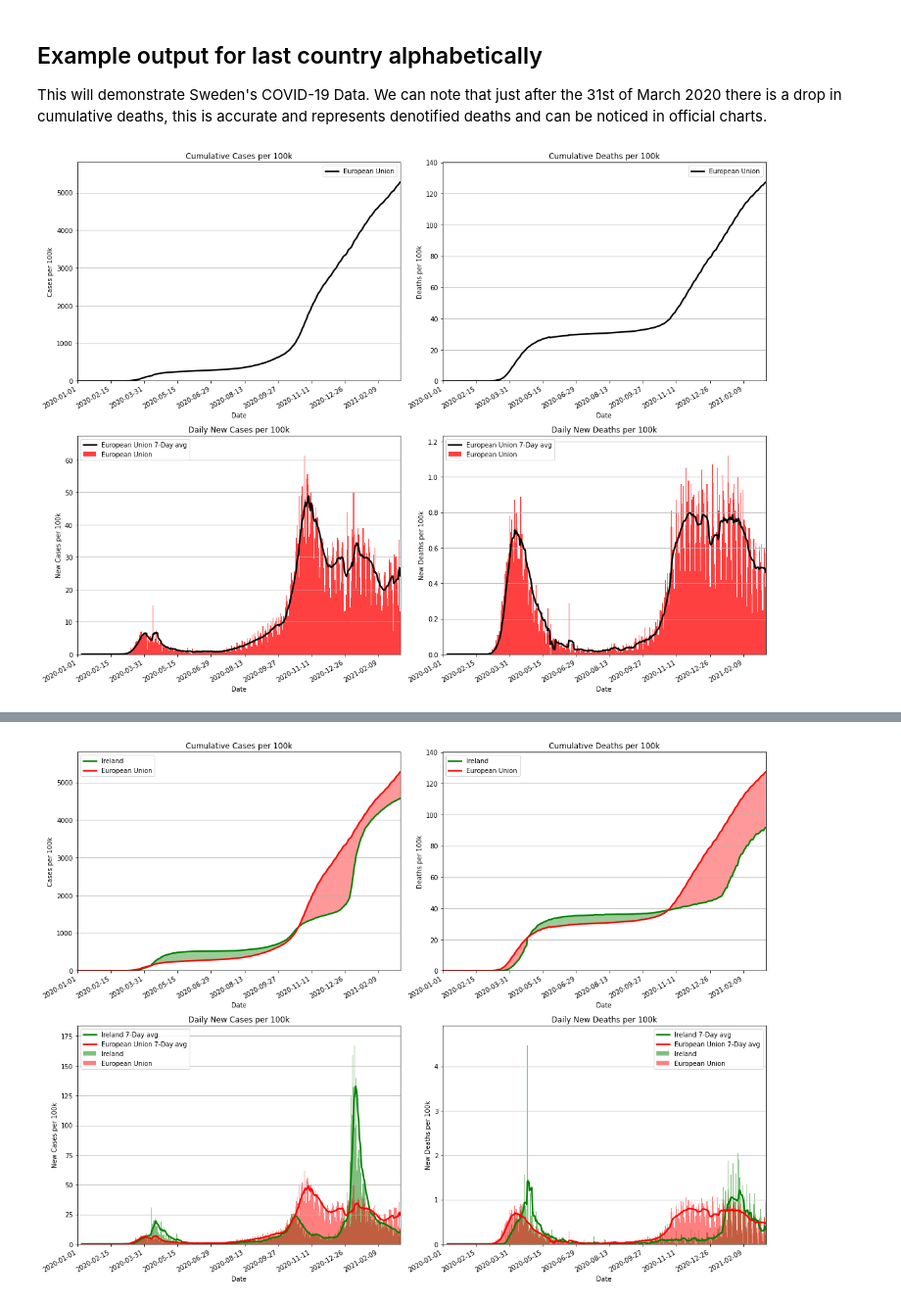
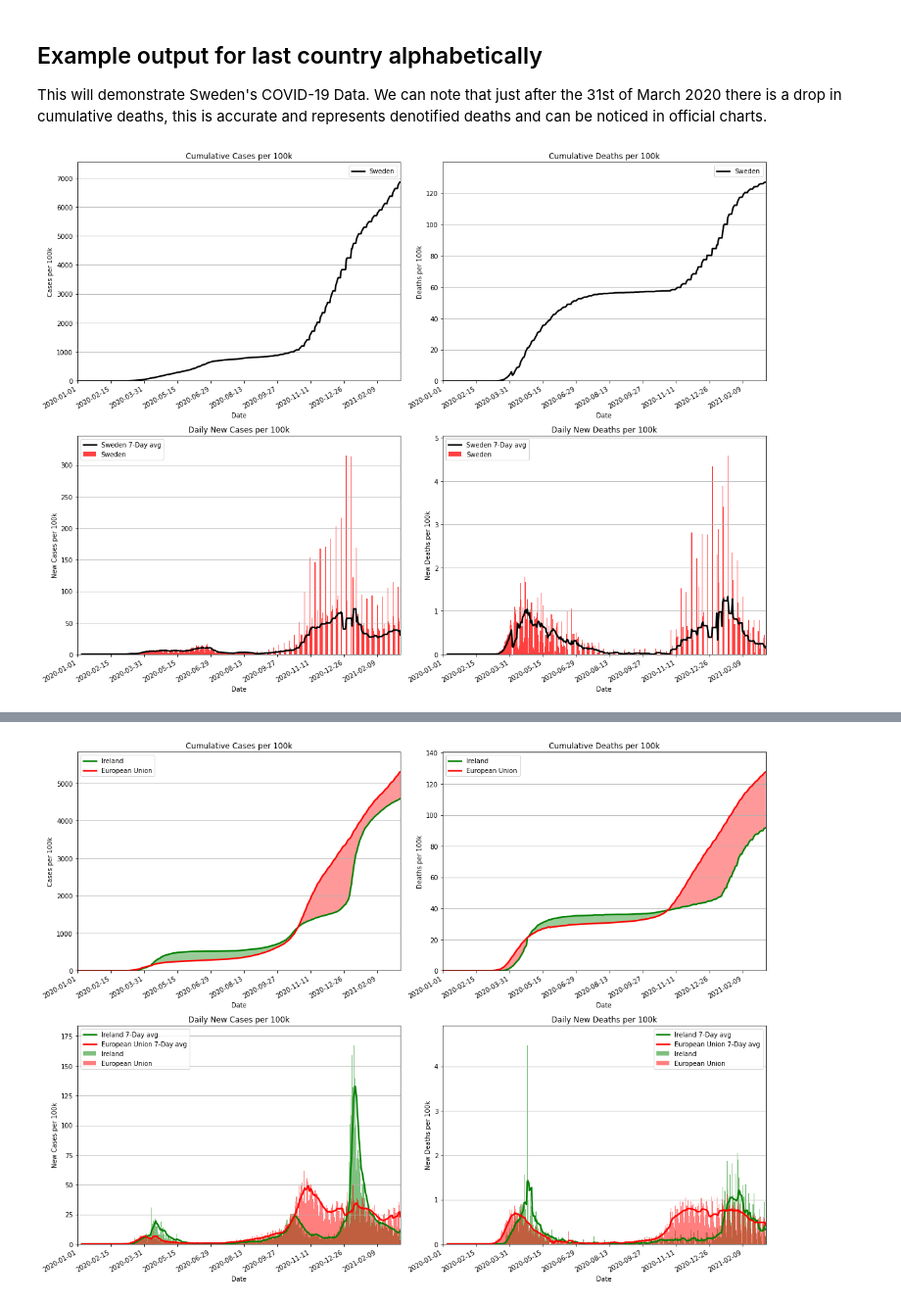
Before and after one commit to AdamJudge/PythonDS_API, a Jupyter notebook: Comp Assignment 1.ipynb, the cells around one changed output, grey strips where cells are left out. Shown at 98% size. Cells and saved outputs as stored; diff of their text form; code cells hidden in the pictures.

```diff
--- a/Comp Assignment 1.ipynb
+++ b/Comp Assignment 1.ipynb
@@ -266,3 +304,45 @@ Number of days found in total with a drop in cumulative death numbers: 0
+# %%
+ProcessedDataFolder="./Processed"
+length=df.index.stop
+Confirmed   = [0]*length
+ConfirmedPer= [0]*length
+NewCases    = [0]*length
+NewCasesPer = [0]*length
+Deaths      = [0]*length
+DeathsPer   = [0]*length
+NewDeaths   = [0]*length
+NewDeathsPer= [0]*length
+
+EUpop=sum(pop.values())
+dfEU = pd.DataFrame(columns=Cols)
+country=["European Union"]*length
+
+for c in countries:
+    df=pd.read_csv(ProcessedDataFolder + f"/{c}_processed.csv")
+    # Ratio of population of C to EU
+    pop_cEU=pop[c]/EUpop
+    for i in range(df.index.stop):
+        Confirmed[i]   +=df["Confirmed"].iloc[i]*pop_cEU
+        ConfirmedPer[i]+=df["Confirmed per 100k"].iloc[i]*pop_cEU
+        NewCases[i]    +=df["New Cases"].iloc[i]*pop_cEU
+        NewCasesPer[i] +=df["New Cases per 100k"].iloc[i]*pop_cEU
+        Deaths[i]      +=df["Deaths"].iloc[i]*pop_cEU
+        DeathsPer[i]   +=df["Deaths per 100k"].iloc[i]*pop_cEU
+        NewDeaths[i]   +=df["New Deaths"].iloc[i]*pop_cEU
+        NewDeathsPer[i]+=df["New Deaths per 100k"].iloc[i]*pop_cEU
+
+dfEU["Date"]=df["Date"]
+dfEU["Country"]=country
+dfEU["Confirmed"]=Confirmed
+dfEU["Confirmed per 100k"]=ConfirmedPer
+dfEU["New Cases"]=NewCases
+dfEU["New Cases per 100k"]=NewCasesPer
+dfEU["Deaths"]=Deaths
+dfEU["Deaths per 100k"]=DeathsPer
+dfEU["New Deaths"]=NewDeaths
+dfEU["New Deaths per 100k"]=NewDeathsPer
+dfEU=dfEU.round(decimals=2)
+dfEU.to_csv(ProcessedDataFolder + "/european_union_processed.csv")
 # %% [markdown]
 ## Function to plot data of given countries processed dataframe
  This will generate a figure with four subplots with cumulative cases, cumulative deaths, new cases + rolling average, and new deaths + rolling average.
@@ -471,6 +551,6 @@ def compareCovidDF(df1, df2):
 ## Example output for last country alphabetically
 This will demonstrate Sweden's COVID-19 Data. We can note that just after the 31st of March 2020 there is a drop in cumulative deaths, this is accurate and represents denotified deaths and can be noticed in official charts.
 # %%
-plotCovidDF(dfEU)
+plotCovidDF(df)
 # %% [output]
-[figure, old version]
+[figure, new version]
```
Also changed, not shown: parts of 13 cells of this notebook, 44 other files.
